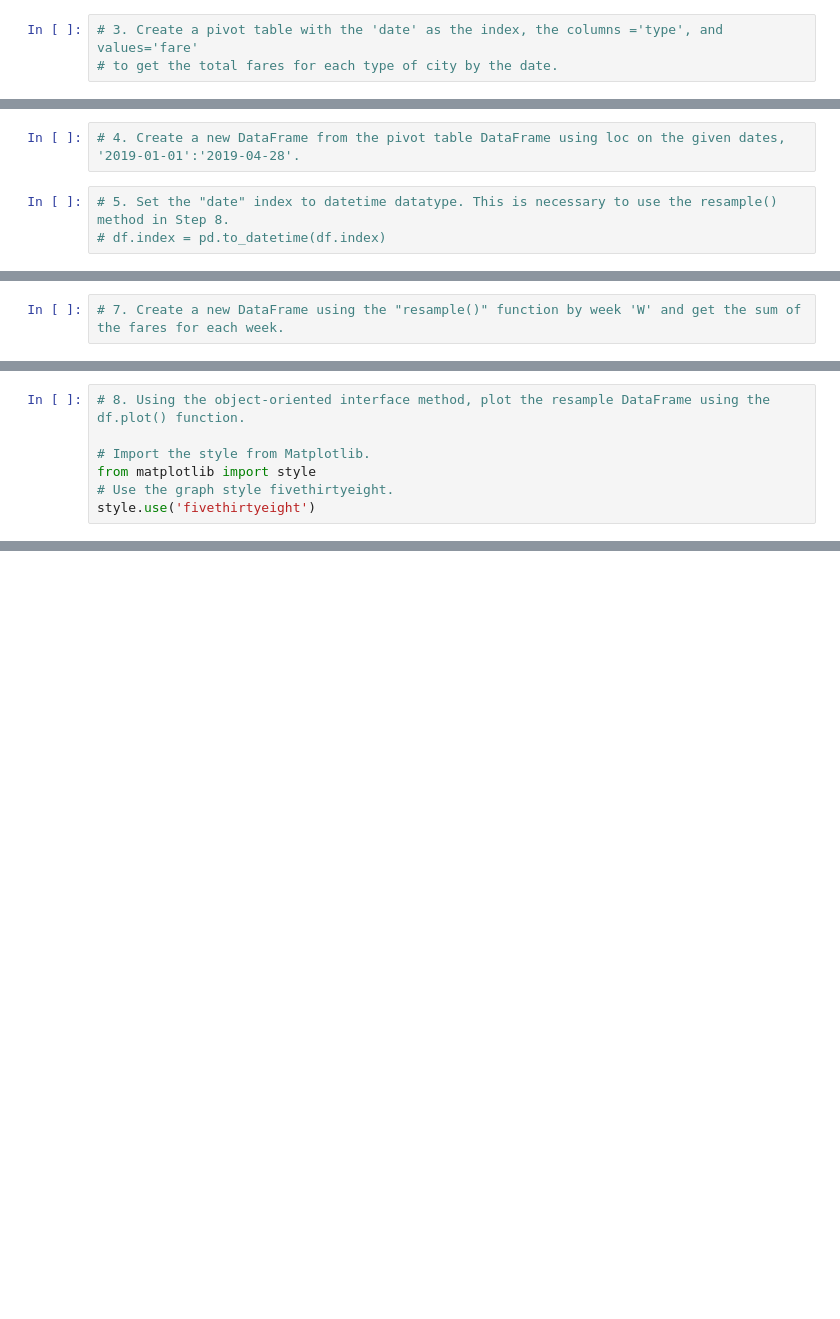
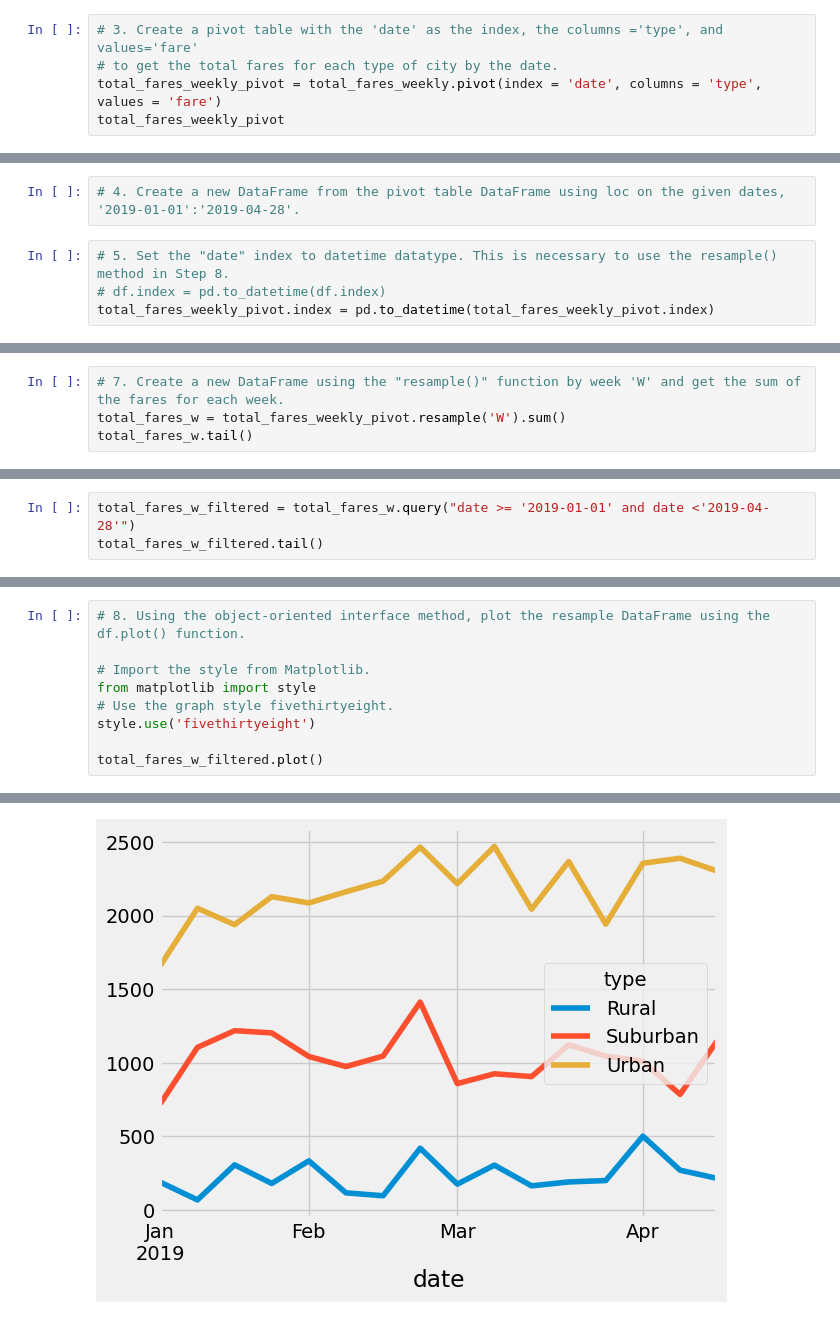
Before and after one commit to tashg23/pyber_analysis, a Jupyter notebook: Resources/Starter_Code/PyBer_Challenge.ipynb, the cells around one changed output, grey strips where cells are left out. Drawn from its saved outputs; the diff is of its cells as text; blank space fills up the shorter version.

Commit message:
Adding Fare by Week Analysis

```diff
--- a/Resources/Starter_Code/PyBer_Challenge.ipynb
+++ b/Resources/Starter_Code/PyBer_Challenge.ipynb
@@ -131,3 +179,5 @@ pyber_summary_df.head().style.format(format_dict)
 # %%
 # 3. Create a pivot table with the 'date' as the index, the columns ='type', and values='fare'
 # to get the total fares for each type of city by the date.
+total_fares_weekly_pivot = total_fares_weekly.pivot(index = 'date', columns = 'type', values = 'fare')
+total_fares_weekly_pivot
@@ -136,5 +201,6 @@ pyber_summary_df.head().style.format(format_dict)
 # %%
 # 5. Set the "date" index to datetime datatype. This is necessary to use the resample() method in Step 8.
 # df.index = pd.to_datetime(df.index)
+total_fares_weekly_pivot.index = pd.to_datetime(total_fares_weekly_pivot.index)
 # %%
 # 6. Check that the datatype for the index is datetime using df.info()
@@ -141,2 +219,4 @@ pyber_summary_df.head().style.format(format_dict)
 # %%
 # 7. Create a new DataFrame using the "resample()" function by week 'W' and get the sum of the fares for each week.
+total_fares_w = total_fares_weekly_pivot.resample('W').sum()
+total_fares_w.tail()
@@ -142,0 +231,3 @@ pyber_summary_df.head().style.format(format_dict)
+# %%
+total_fares_w_filtered = total_fares_w.query("date >= '2019-01-01' and date <'2019-04-28'")
+total_fares_w_filtered.tail()
@@ -147,3 +246,6 @@ pyber_summary_df.head().style.format(format_dict)
 from matplotlib import style
 # Use the graph style fivethirtyeight.
 style.use('fivethirtyeight')
+
+total_fares_w_filtered.plot()
+# %% [output]
@@ -149,0 +253 @@ style.use('fivethirtyeight')
+[figure, added]
```
Also changed, not shown: parts of 8 cells of this notebook.
